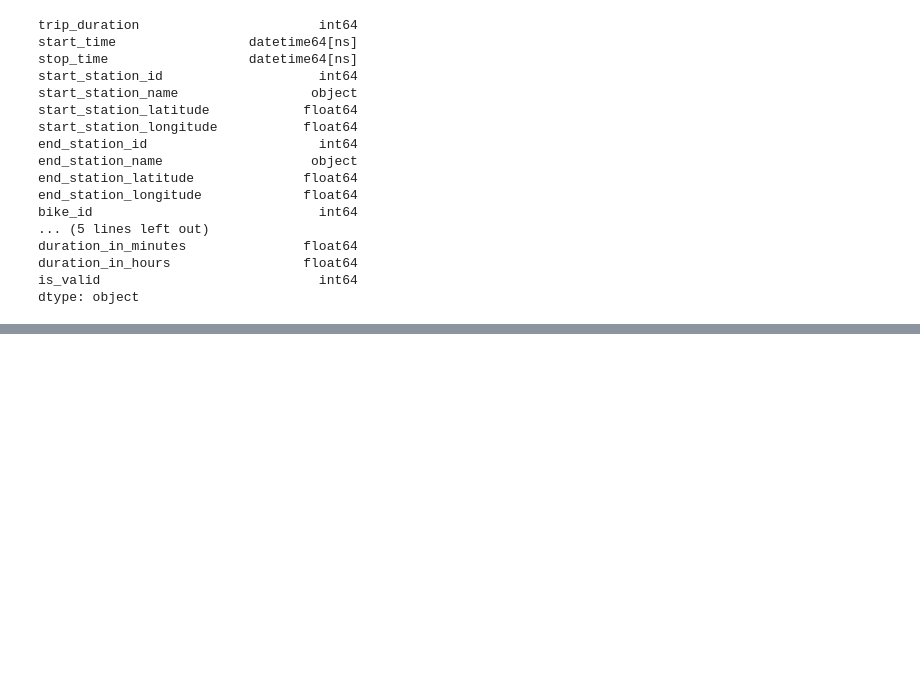
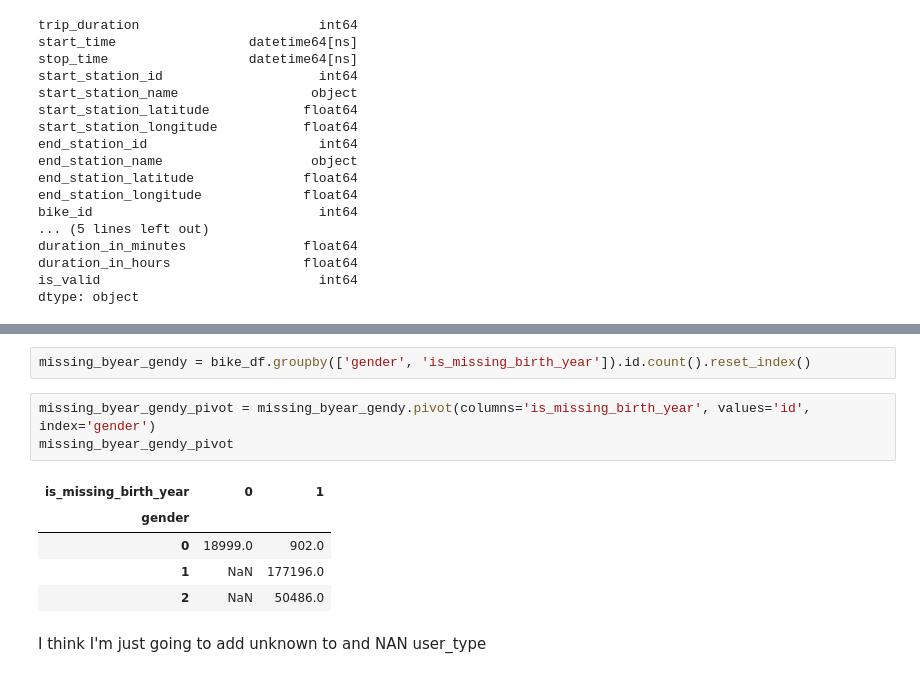
Before and after one commit to thamasmorethelen/citi_bike_project, a Jupyter notebook: Untitled.ipynb, the cells around one changed output, grey strips where cells are left out. Saved outputs shown, nothing was run; the diff lists cells and outputs as text; blank space fills up the shorter version.

```diff
--- a/Untitled.ipynb
+++ b/Untitled.ipynb
@@ -384,0 +425,13 @@ Index(['trip_duration', 'start_time', 'stop_time', 'start_station_id',
+# %%
+missing_byear_gendy = bike_df.groupby(['gender', 'is_missing_birth_year']).id.count().reset_index()
+# %%
+missing_byear_gendy_pivot = missing_byear_gendy.pivot(columns='is_missing_birth_year', values='id', index='gender')
+missing_byear_gendy_pivot
+# %% [output]
+| is_missing_birth_year | 0 | 1 |
+| gender |  |  |
+| 0 | 18999.0 | 902.0 |
+| 1 | NaN | 177196.0 |
+| 2 | NaN | 50486.0 |
+# %% [markdown]
+I think I'm just going to add unknown to and NAN user_type
```
Also changed, not shown: parts of 25 cells of this notebook.
